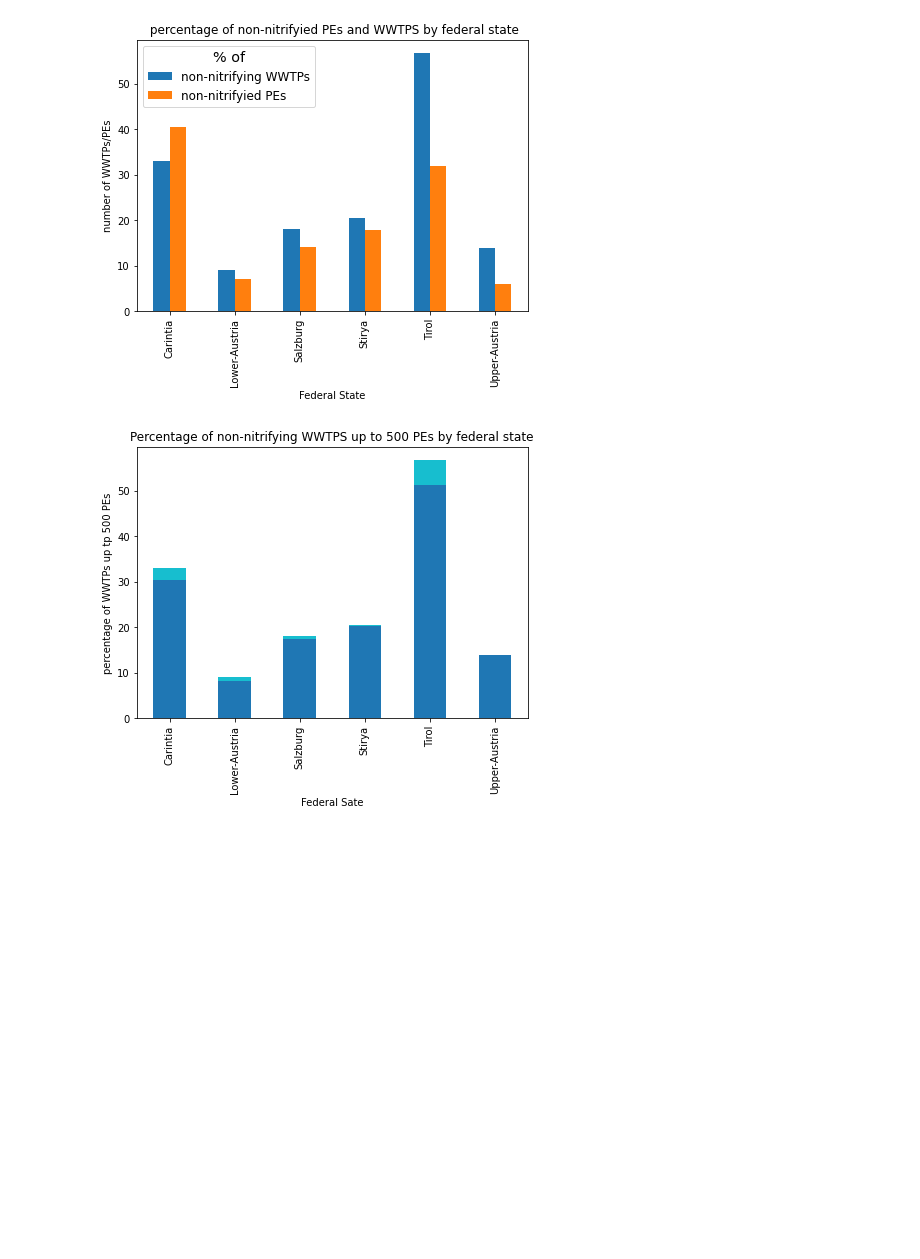
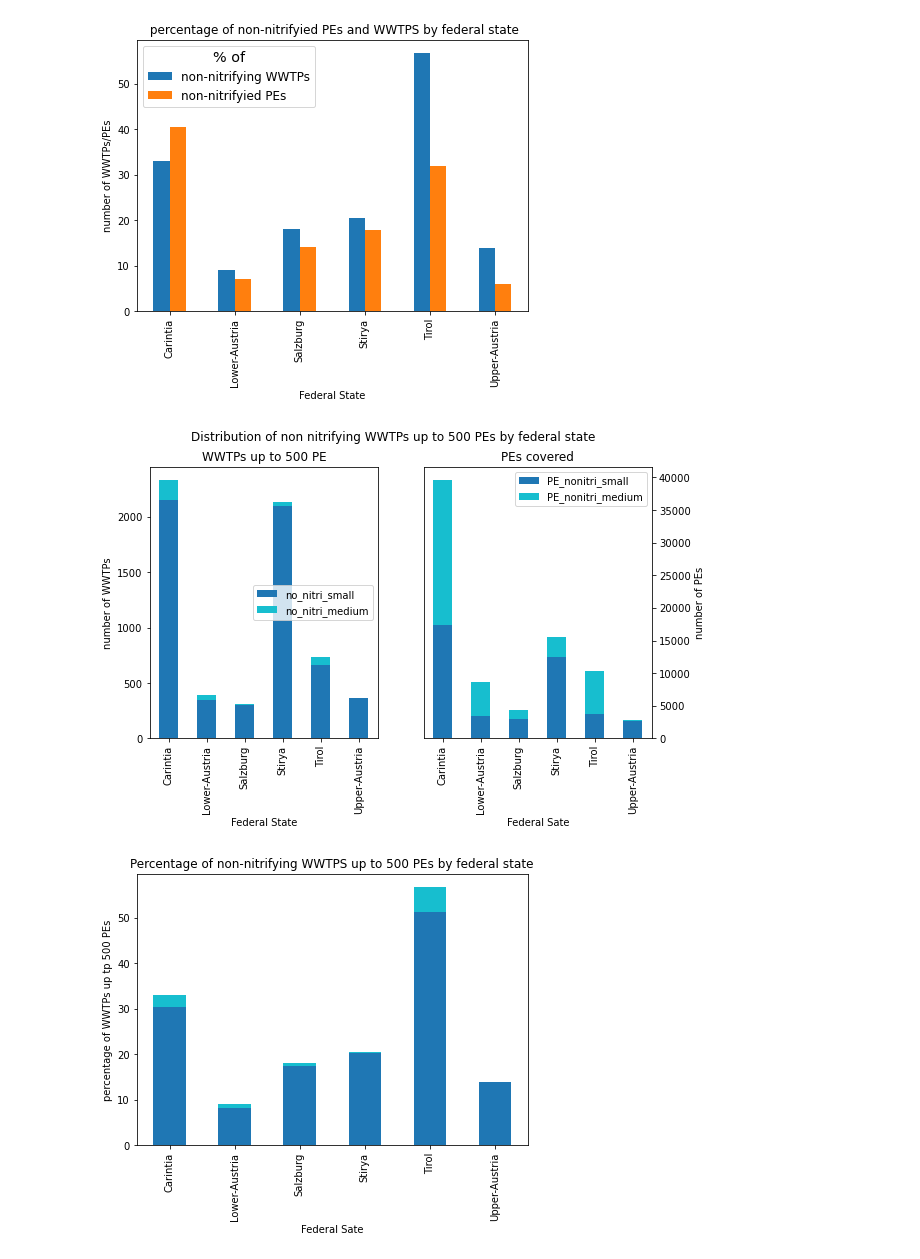
Before and after one commit to anakarpow/Locating-small-wastewater-systems-in-Austria, a Jupyter notebook: unify_graphs.ipynb, the cells around one changed output. Cells and saved outputs as stored; diff of their text form; code cells hidden in the pictures; blank space fills up the shorter version.

```diff
--- a/unify_graphs.ipynb
+++ b/unify_graphs.ipynb
@@ -217,6 +208,28 @@ ax.legend(['non-nitrifying WWTPs','non-nitrifyied PEs'], title='% of', title_fon
 plt.savefig('graphs/%nonitri+%PE_nonitri_BL.png', bbox_inches='tight')
 # %% [output]
 [figure]
+# %%
+fig, ax= plt.subplots(1,2, figsize=(9,5))
+data_BL.plot(kind='bar', y=['PE_nonitri_small','PE_nonitri_medium'],x='BL',
+                    stacked=True,
+                    colormap='tab10',ax=ax[1])
+ax[1].set_ylabel('number of PEs')
+ax[1].set_xlabel('Federal Sate')
+ax[1].set_title('PEs '+ 'covered')
+#ax[1].get_legend().remove()
+fig.suptitle('Distribution of non nitrifying WWTPs up to 500 PEs by federal state')
+data_BL.plot(kind='bar', y=['no_nitri_small','no_nitri_medium'],x='BL',
+                    stacked=True,
+                    colormap='tab10',ax=ax[0])
+ax[0].set_ylabel('number of WWTPs')
+ax[0].set_xlabel('Federal State')
+ax[0].set_title('WWTPs'+' up to 500'+' PE')
+ax[1].yaxis.set_label_position("right")
+ax[1].yaxis.tick_right()
+#ax[0].get_legend().remove()
+plt.savefig('graphs/PE_nonitri+freq_nonitri_both.png', bbox_inches='tight')
+# %% [output]
+[figure, added]
 # %%
 #% of non nitrifying infra and not nitirifie PE
 fig, ax= plt.subplots(1, figsize=(7,5))
```
Also changed, not shown: parts of 5 cells of this notebook, 5 other files.
